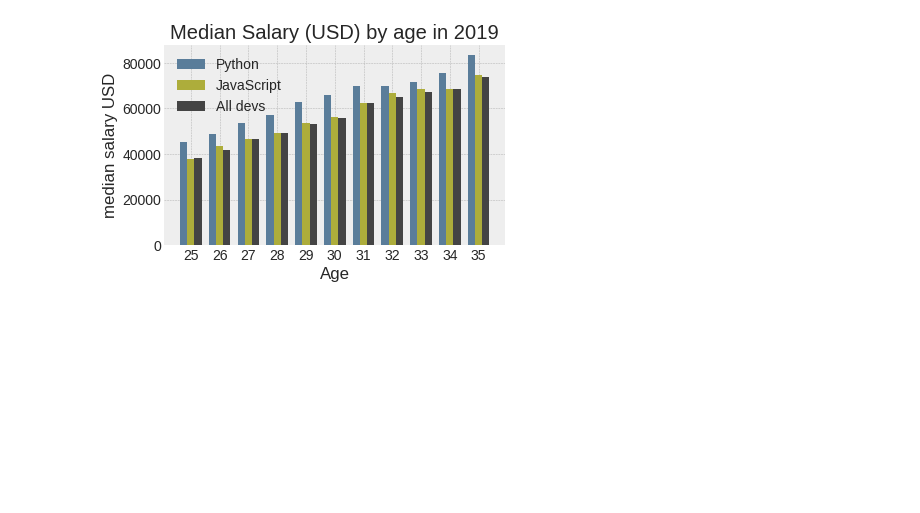
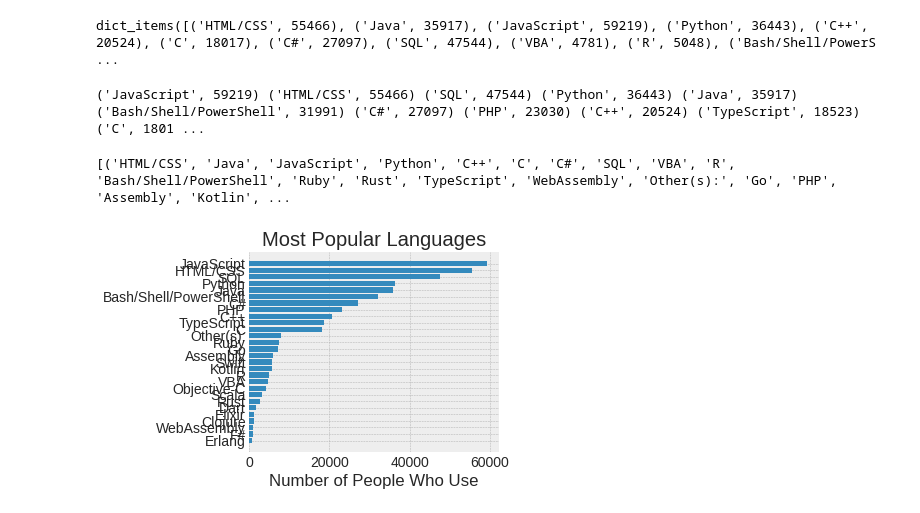
Before and after one commit to bavShehata/learning-matplotlib, a Jupyter notebook: Untitled.ipynb, the cells around one changed output. Drawn from its saved outputs; the diff is of its cells as text; code cells hidden in the pictures; blank space fills up the shorter version.

```diff
--- a/Untitled.ipynb
+++ b/Untitled.ipynb
@@ -66,25 +85,24 @@ array([ 0,  1,  2,  3,  4,  5,  6,  7,  8,  9, 10, 11, 12, 13, 14, 15, 16,
+# %%
+language_counter.items()
+# %% [output]
+dict_items([('HTML/CSS', 55466), ('Java', 35917), ('JavaScript', 59219), ('Python', 36443), ('C++', 20524), ('C', 18017), ('C#', 27097), ('SQL', 47544), ('VBA', 4781), ('R', 5048), ('Bash/Shell/PowerS ...
+# %%
+print(*sorted(language_counter.items(), key=lambda item: item[1], reverse=True))
+# %% [output]
+('JavaScript', 59219) ('HTML/CSS', 55466) ('SQL', 47544) ('Python', 36443) ('Java', 35917) ('Bash/Shell/PowerShell', 31991) ('C#', 27097) ('PHP', 23030) ('C++', 20524) ('TypeScript', 18523) ('C', 1801 ...
+# %%
+print(list(zip(*language_counter.items())))
+# %% [output]
+[('HTML/CSS', 'Java', 'JavaScript', 'Python', 'C++', 'C', 'C#', 'SQL', 'VBA', 'R', 'Bash/Shell/PowerShell', 'Ruby', 'Rust', 'TypeScript', 'WebAssembly', 'Other(s):', 'Go', 'PHP', 'Assembly', 'Kotlin', ...
 # %%
-plt.xlabel('Age')
-plt.ylabel("median salary USD")
-plt.title("Median Salary (USD) by age in 2019");
+plt.barh(languages, popularity)
 
-plt.bar(x_indexes - width, py_dev_y, width=width, color='#5a7d9a', label="Python");
+plt.title("Most Popular Languages")
+# plt.ylabel("Programming Languages")
+plt.xlabel("Number of People Who Use")
 
+plt.tight_layout()
 
-plt.bar(x_indexes, js_dev_y, width=width, color='#adad3b', label="JavaScript");
-
-plt.bar(x_indexes + width, dev_y, width=width, color='#444444', label="All devs");
-
-plt.legend();
-
-plt.xticks(ticks=x_indexes, labels=ages_x)
-
-plt.grid(True);
-
-plt.tight_layout();
-
-plt.savefig('plot.png')
-
-plt.show();
+plt.show()
 # %% [output]
-[figure, old version]
+[figure, new version]
```
Also changed, not shown: parts of 11 cells of this notebook, 1 other file.
